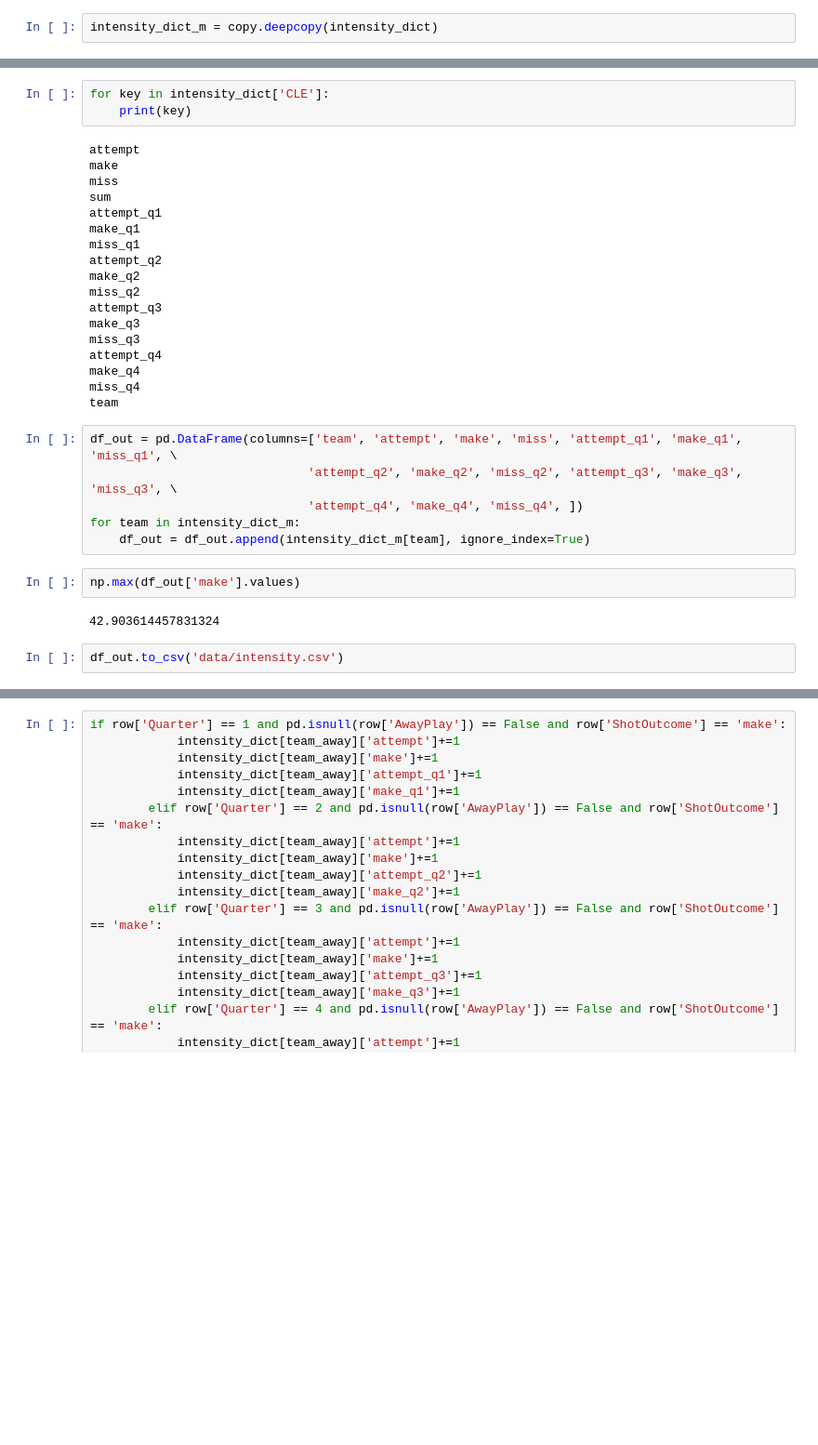
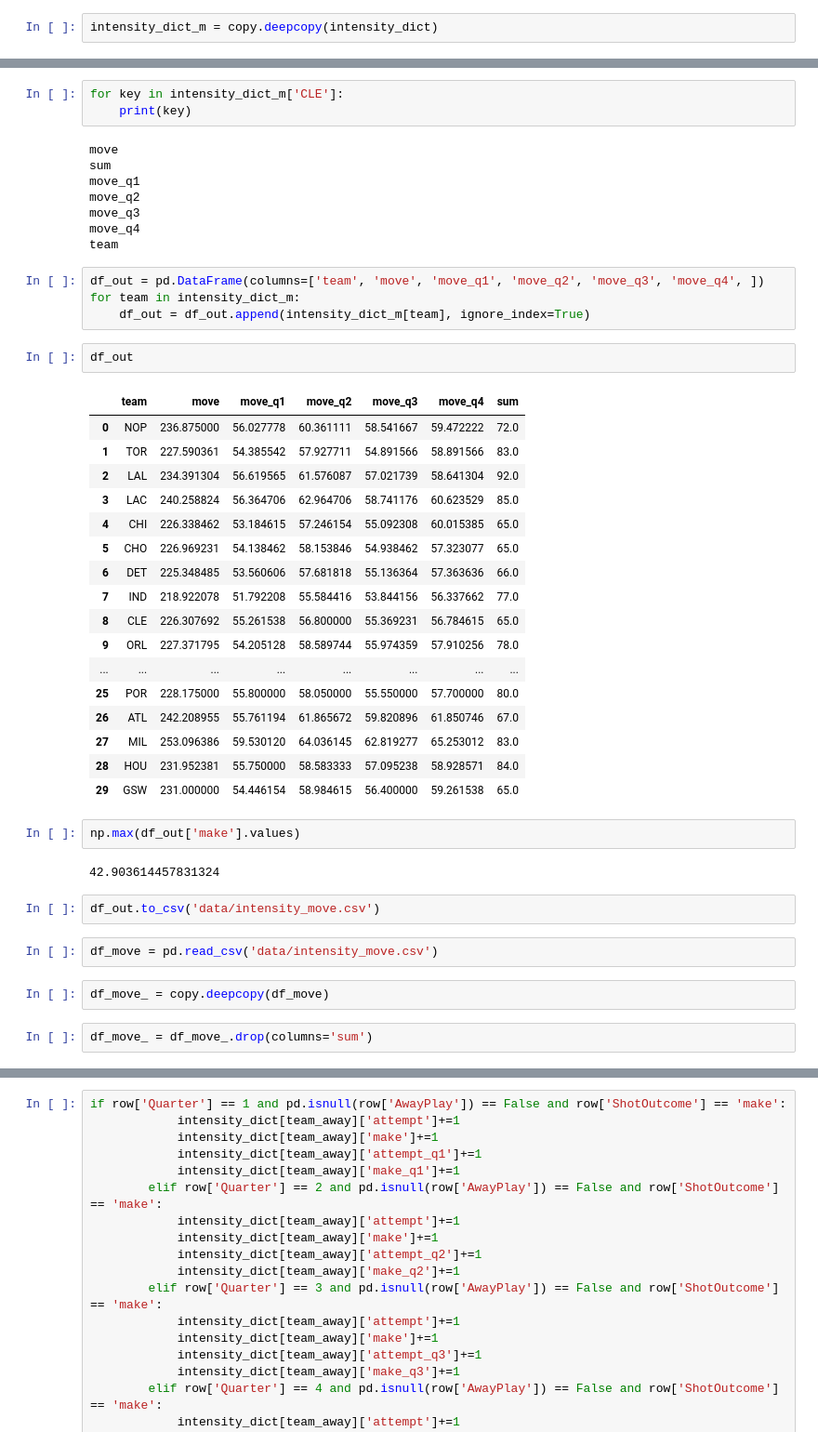
Before and after one commit to KrzysztofGarbowicz/NattyBasketballAnalysis, a Jupyter notebook: py/matches.ipynb, the cells around one changed output, grey strips where cells are left out. Shown: that part at 93% size. Drawn from its saved outputs; the diff is of its cells as text; blank space fills up the shorter version.

```diff
--- a/py/matches.ipynb
+++ b/py/matches.ipynb
@@ -251,33 +297,47 @@ intensity_dict_m
 # %%
-for key in intensity_dict['CLE']:
+for key in intensity_dict_m['CLE']:
     print(key)
 # %% [output]
-attempt
-make
-miss
+move
 sum
-attempt_q1
-make_q1
-miss_q1
-attempt_q2
-make_q2
-miss_q2
-attempt_q3
-make_q3
-miss_q3
-attempt_q4
-make_q4
-miss_q4
+move_q1
+move_q2
+move_q3
+move_q4
 team
 # %%
-df_out = pd.DataFrame(columns=['team', 'attempt', 'make', 'miss', 'attempt_q1', 'make_q1', 'miss_q1', \
-                              'attempt_q2', 'make_q2', 'miss_q2', 'attempt_q3', 'make_q3', 'miss_q3', \
-                              'attempt_q4', 'make_q4', 'miss_q4', ])
+df_out = pd.DataFrame(columns=['team', 'move', 'move_q1', 'move_q2', 'move_q3', 'move_q4', ])
 for team in intensity_dict_m:
     df_out = df_out.append(intensity_dict_m[team], ignore_index=True)
+# %%
+df_out
+# %% [output]
+|  | team | move | move_q1 | move_q2 | move_q3 | move_q4 | sum |
+| 0 | NOP | 236.875000 | 56.027778 | 60.361111 | 58.541667 | 59.472222 | 72.0 |
+| 1 | TOR | 227.590361 | 54.385542 | 57.927711 | 54.891566 | 58.891566 | 83.0 |
+| 2 | LAL | 234.391304 | 56.619565 | 61.576087 | 57.021739 | 58.641304 | 92.0 |
+| 3 | LAC | 240.258824 | 56.364706 | 62.964706 | 58.741176 | 60.623529 | 85.0 |
+| 4 | CHI | 226.338462 | 53.184615 | 57.246154 | 55.092308 | 60.015385 | 65.0 |
+| 5 | CHO | 226.969231 | 54.138462 | 58.153846 | 54.938462 | 57.323077 | 65.0 |
+| 6 | DET | 225.348485 | 53.560606 | 57.681818 | 55.136364 | 57.363636 | 66.0 |
+| 7 | IND | 218.922078 | 51.792208 | 55.584416 | 53.844156 | 56.337662 | 77.0 |
+| 8 | CLE | 226.307692 | 55.261538 | 56.800000 | 55.369231 | 56.784615 | 65.0 |
+| 9 | ORL | 227.371795 | 54.205128 | 58.589744 | 55.974359 | 57.910256 | 78.0 |
+| ... | ... | ... | ... | ... | ... | ... | ... |
+| 25 | POR | 228.175000 | 55.800000 | 58.050000 | 55.550000 | 57.700000 | 80.0 |
+| 26 | ATL | 242.208955 | 55.761194 | 61.865672 | 59.820896 | 61.850746 | 67.0 |
+| 27 | MIL | 253.096386 | 59.530120 | 64.036145 | 62.819277 | 65.253012 | 83.0 |
+| 28 | HOU | 231.952381 | 55.750000 | 58.583333 | 57.095238 | 58.928571 | 84.0 |
+| 29 | GSW | 231.000000 | 54.446154 | 58.984615 | 56.400000 | 59.261538 | 65.0 |
 # %%
 np.max(df_out['make'].values)
 # %% [output]
 42.903614457831324
 # %%
-df_out.to_csv('data/intensity.csv')
+df_out.to_csv('data/intensity_move.csv')
+# %%
+df_move = pd.read_csv('data/intensity_move.csv')
+# %%
+df_move_ = copy.deepcopy(df_move)
+# %%
+df_move_ = df_move_.drop(columns='sum')
```
Also changed, not shown: parts of 18 cells of this notebook, 3 other files.
